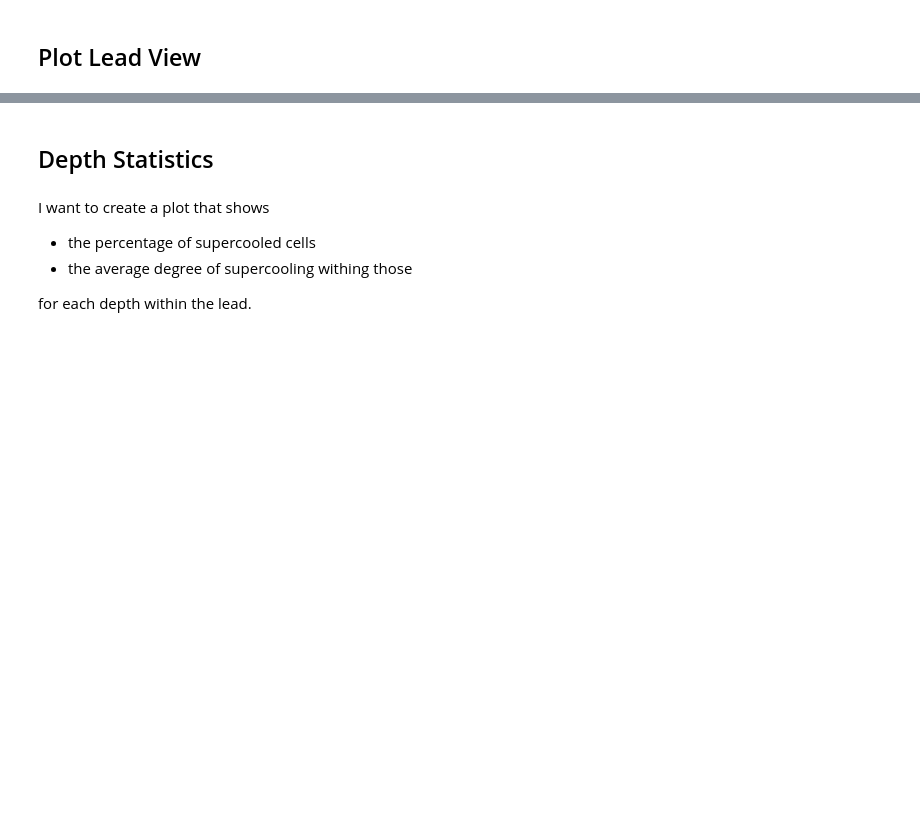
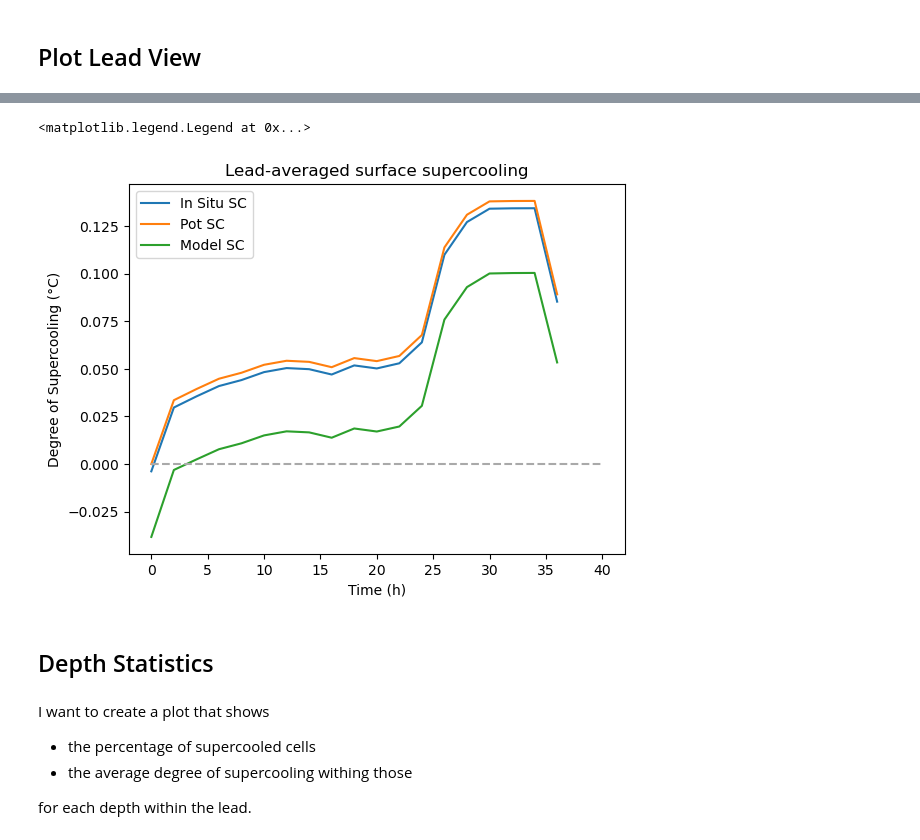
Before and after one commit to marlene-schramm/MSc_data_analysis, a Jupyter notebook: model_output/supercooling.ipynb, the cells around one changed output, grey strips where cells are left out. Drawn from its saved outputs; the diff is of its cells as text; code cells hidden in the pictures; blank space fills up the shorter version.

```diff
--- a/model_output/supercooling.ipynb
+++ b/model_output/supercooling.ipynb
@@ -151,0 +146,3 @@ fig = cube_time_evol(ds_sub, "model_SC", model_run, colorscale="balance_r", grid
+# %%
+ds_lead = ds.isel(XC=slice(285, 310)) # or .sel with slice(1142, 1238) in terms of physical coordinates
+ds_lead_mean = ds_lead.mean(dim = ["XC", "YC", "XG","YG"])
@@ -152,3 +166,21 @@ fig = cube_time_evol(ds_sub, "model_SC", model_run, colorscale="balance_r", grid
+# %%
+# plot supercooling
+
+plot = False # it takes a while to run this
+if plot:
+    plt.plot(ds_lead_mean.time/(60*60*1e9), ds_lead_mean.insituSC.isel(Z=0), label = "In Situ SC")
+    plt.plot(ds_lead_mean.time/(60*60*1e9), ds_lead_mean.potSC.isel(Z=0), label = "Pot SC")
+    plt.plot(ds_lead_mean.time/(60*60*1e9), ds_lead_mean.modelSC.isel(Z=0), label = "Model SC")
+
+    plt.ylabel("Degree of Supercooling (°C)")
+    plt.xlabel("Time (h)")
+    plt.title("Lead-averaged surface supercooling")
+    plt.hlines(0,0,40, linestyle ="dashed", color = "darkgrey")
+
+    plt.legend()
+# %% [output]
+<matplotlib.legend.Legend at 0x...>
+[figure, added]
 # %% [markdown]
 ## Depth Statistics
 # %% [markdown]
```
Also changed, not shown: parts of 13 cells of this notebook.
